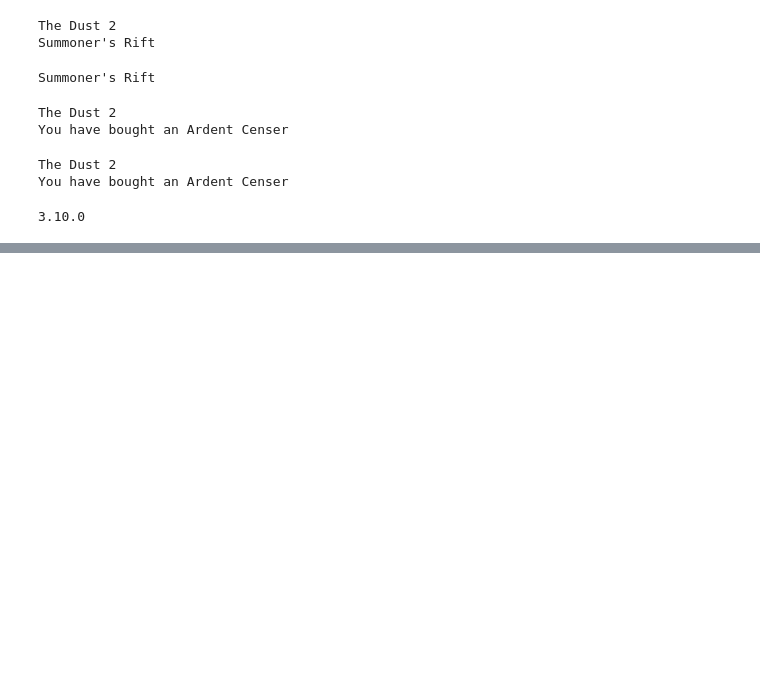
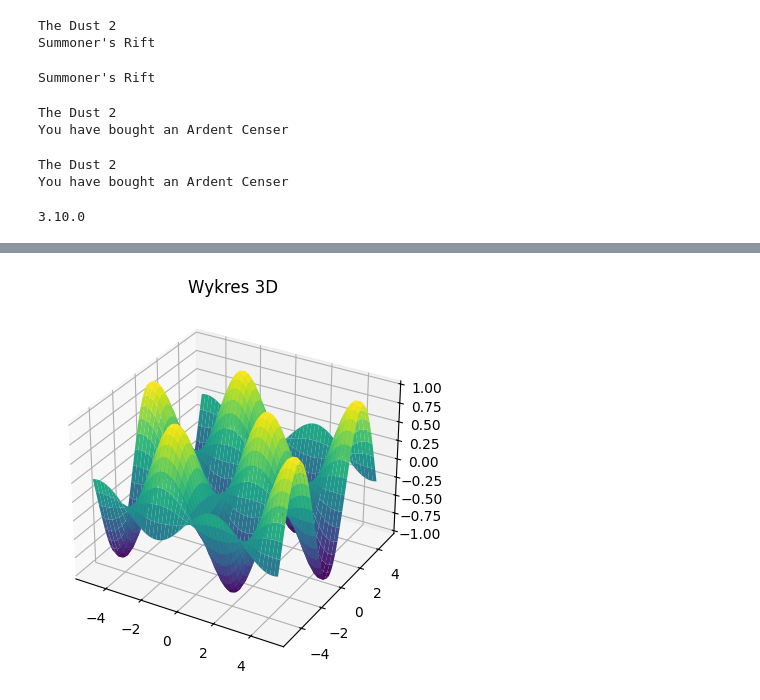
Before and after one commit to Glitch0110/AI-GiganciProgramowania, a Jupyter notebook: L8.ipynb, the cells around one changed output, grey strips where cells are left out. Saved outputs shown, nothing was run; the diff lists cells and outputs as text; code cells hidden in the pictures; blank space fills up the shorter version.

```diff
--- a/L8.ipynb
+++ b/L8.ipynb
@@ -61,0 +94,17 @@ plt.show()
+# %%
+from mpl_toolkits.mplot3d import Axes3D
+import matplotlib.pyplot as plt
+import numpy as np
+
+x = np.linspace(-5, 5, 50)
+y = np.linspace(-5, 5, 50)
+X, Y = np.meshgrid(x, y)
+Z = np.sin(X) * np.cos(Y)
+
+fig = plt.figure()
+ax = fig.add_subplot(111, projection='3d')
+ax.plot_surface(X, Y, Z, cmap="viridis")
+plt.title("Wykres 3D")
+plt.show()
+# %% [output]
+[figure, added]
```
Also changed, not shown: parts of 8 cells of this notebook.
